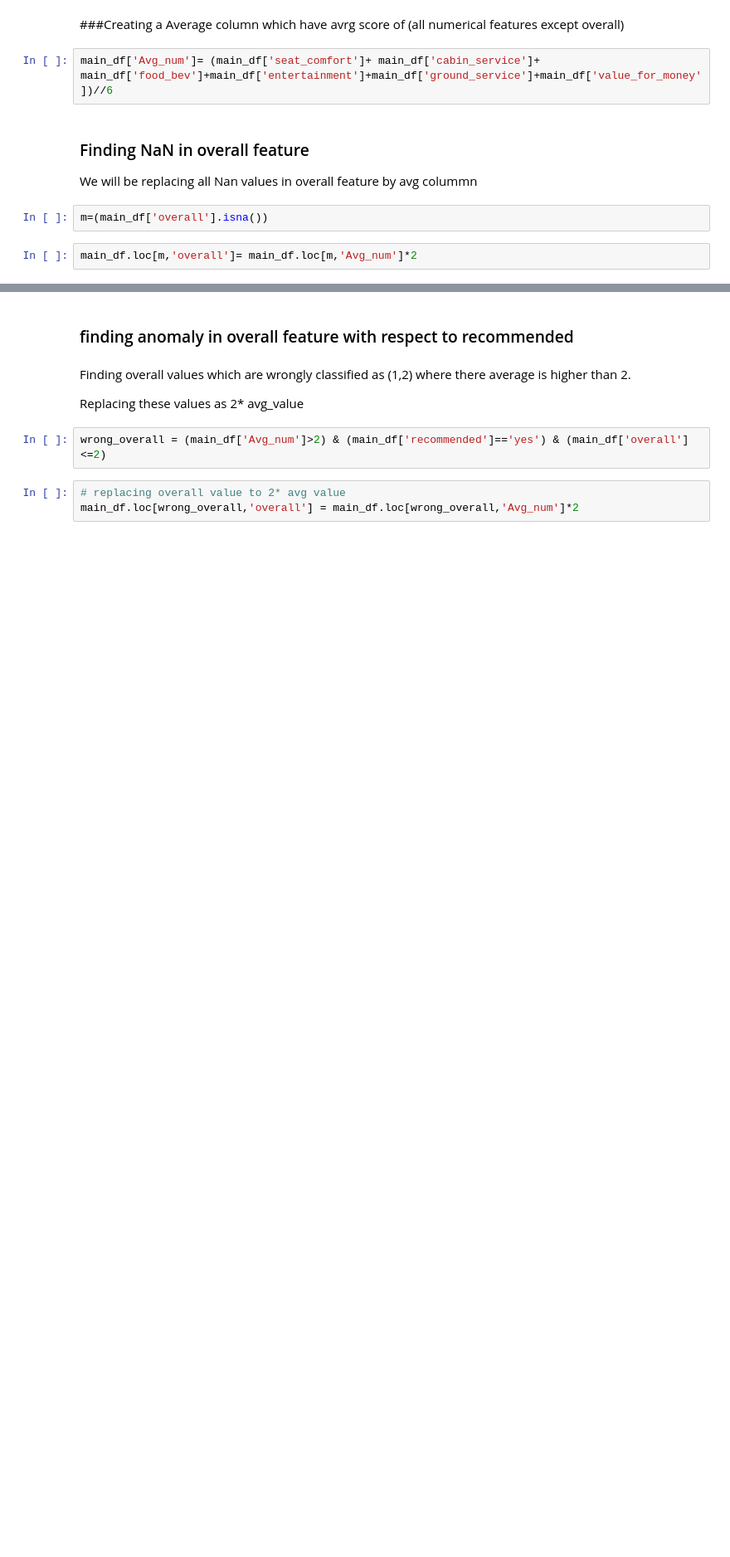
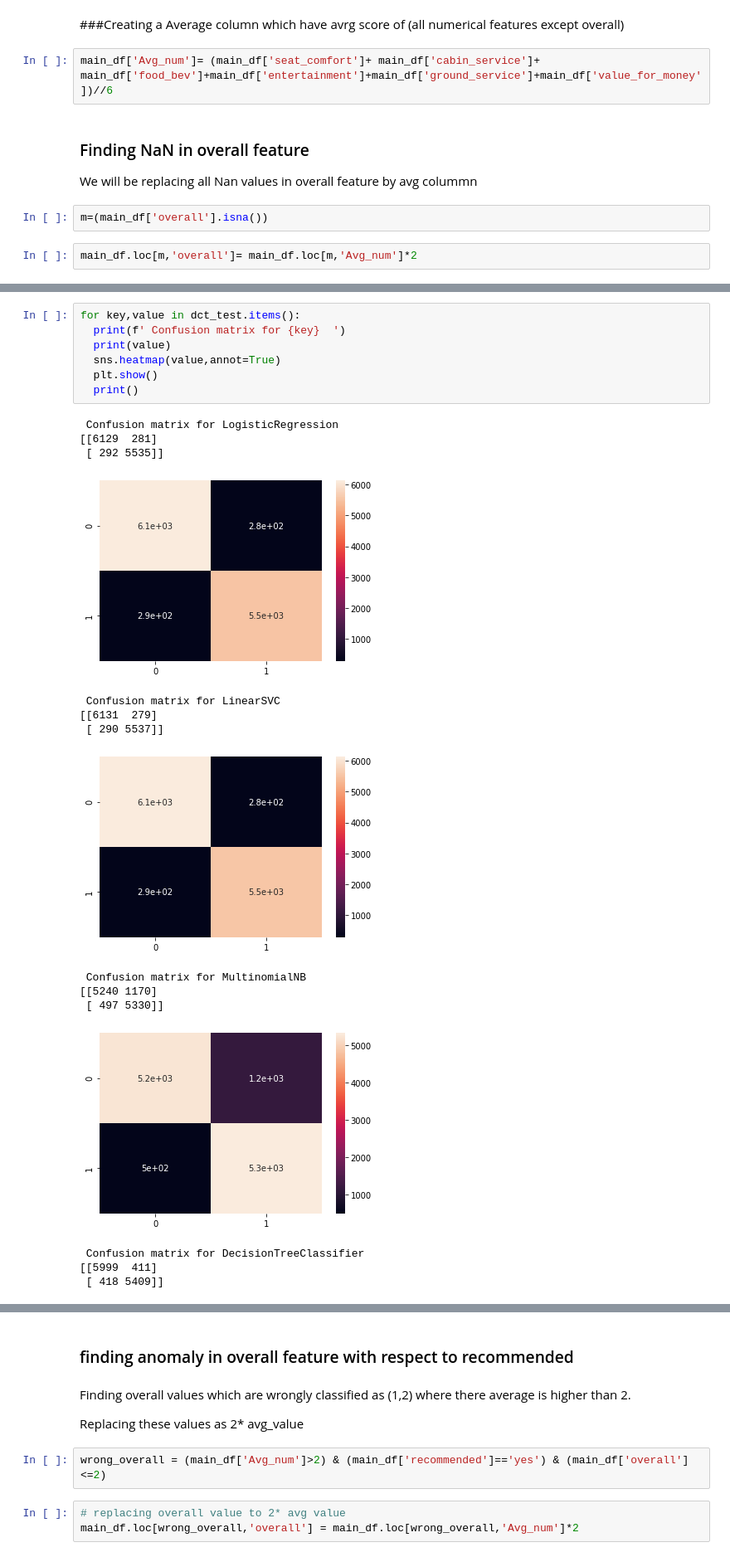
Before and after one commit to rajatpal00/Airline-passenger-referral-prediction, a Jupyter notebook: Rajat_Pal_Capstone_Project_Airline_passenger_referral_prediction_.ipynb, the cells around one changed output, grey strips where cells are left out. Shown at 83% size. Saved outputs shown, nothing was run; the diff lists cells and outputs as text; blank space fills up the shorter version.

```diff
--- a/Rajat_Pal_Capstone_Project_Airline_passenger_referral_prediction_.ipynb
+++ b/Rajat_Pal_Capstone_Project_Airline_passenger_referral_prediction_.ipynb
@@ -322,0 +1076,23 @@ main_df.loc[m,'overall']= main_df.loc[m,'Avg_num']*2
+# %%
+for key,value in dct_test.items():
+  print(f' Confusion matrix for {key}  ')
+  print(value)
+  sns.heatmap(value,annot=True)
+  plt.show()
+  print()
+# %% [output]
+ Confusion matrix for LogisticRegression
+[[6129  281]
+ [ 292 5535]]
+[figure, added]
+ Confusion matrix for LinearSVC
+[[6131  279]
+ [ 290 5537]]
+[figure, added]
+ Confusion matrix for MultinomialNB
+[[5240 1170]
+ [ 497 5330]]
+[figure, added]
+ Confusion matrix for DecisionTreeClassifier
+[[5999  411]
+ [ 418 5409]]
```
Also changed, not shown: parts of 277 cells of this notebook.
